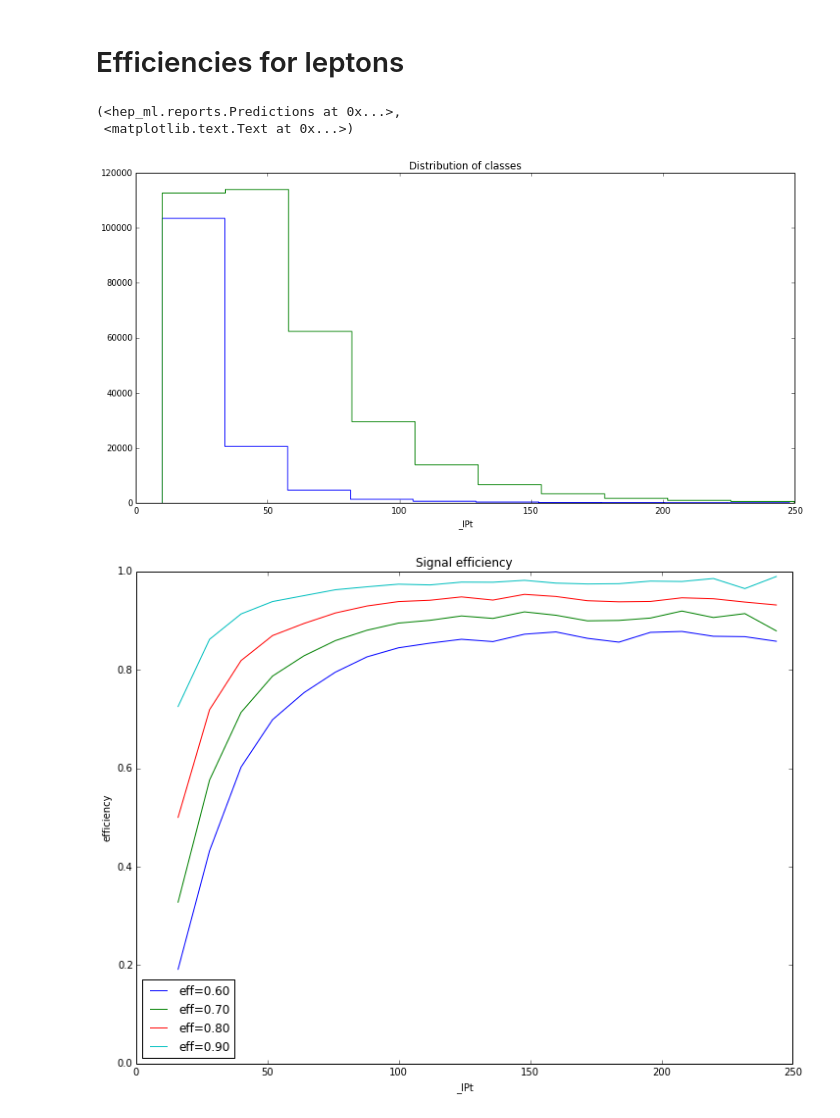
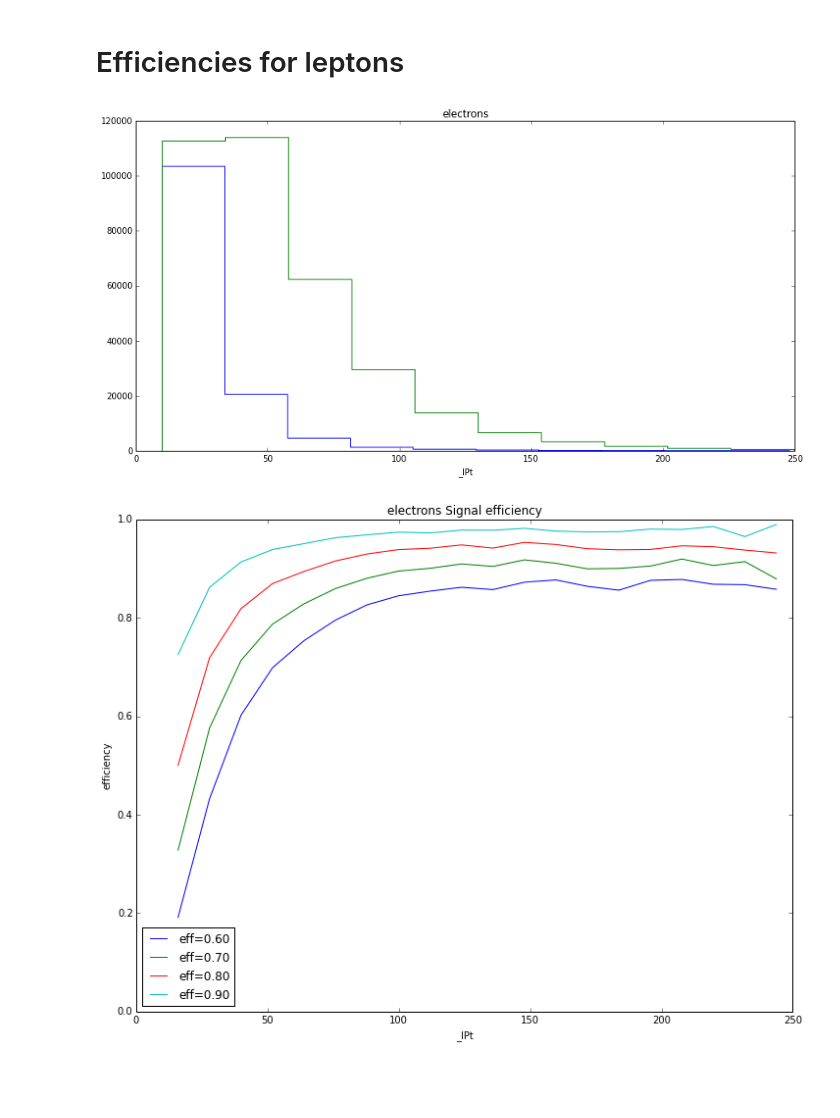
Before and after one commit to arogozhnikov/FakeLeptons, a Jupyter notebook: notebooks/SimpleTraining.ipynb, the cells around one changed output. Drawn from its saved outputs; the diff is of its cells as text; code cells hidden in the pictures; blank space fills up the shorter version.

```diff
--- a/notebooks/SimpleTraining.ipynb
+++ b/notebooks/SimpleTraining.ipynb
@@ -289,8 +289,8 @@ for flavour, flavour_name in flavours.items():
     print 'istight tpr', tpr_base
 
     print flavour_name, 'all'
-    preds = classifiers['gb'].predict_proba(testX[mask])[:, 1]
-    fpr, tpr, _ = roc_curve(testY[mask], preds)
+    fpr, tpr, _ = roc_curve(testY[mask], classifiers['gb'].predict_proba(testX[mask])[:, 1])
+
     print 'tpr at the same fpr', numpy.interp(fpr_base, fpr, tpr)
     print 'fpr at the same tpr', numpy.interp(tpr_base, tpr, fpr)
 
@@ -300,8 +300,7 @@ for flavour, flavour_name in flavours.items():
     for origin, origin_name in origins.items():
         mask = (testX._flavors == flavour) & ( (testX._originReduced == 0) | (testX._originReduced == origin) )
         mask = numpy.array(mask)
-        preds = classifiers['gb'].predict_proba(testX[mask])[:, 1]
-        fpr, tpr, _ = roc_curve(testY[mask], preds)
+        fpr, tpr, _ = roc_curve(testY[mask], classifiers['gb'].predict_proba(testX[mask])[:, 1])
         print flavour_name, origin_name
         print 'tpr at the same fpr', numpy.interp(fpr_base, fpr, tpr)
         print 'fpr at the same tpr', numpy.interp(tpr_base, tpr, fpr)
@@ -355,14 +354,16 @@ for origin, origin_name in origins.items():
 # Efficiencies for leptons
 # %%
 # added _lPt < 250, otherwise many empty bins
-mask = (testX._flavors == 0) & (testX._lPt < 250)
-mask = numpy.array(mask)
-pred = classifiers.test_on(testX[mask], testY[mask])
-pred.hist(['_lPt'])
-pred.efficiency(['_lPt'], label=1), title('Signal efficiency')
-pred.efficiency(['_lPt'], label=0), title('Background rejection')
+for flavour, flavour_name in flavours.items():
+    mask = (testX._flavors == flavour) & (testX._lPt < 250)
+    mask = numpy.array(mask)
+    pred = classifiers.test_on(testX[mask], testY[mask])
+    pred.hist(['_lPt']), title(flavour_name)
+
+    plot_roc(testY[mask], preds, classifier_name=origin_name)
+
+    pred.efficiency(['_lPt'], label=1), title(flavour_name + ' Signal efficiency')
+    pred.efficiency(['_lPt'], label=0), title(flavour_name + ' Background rejection')
 # %% [output]
-(<hep_ml.reports.Predictions at 0x...>,
- <matplotlib.text.Text at 0x...>)
-[figure, old version]
+[figure, new version]
-[figure, old version]
+[figure, new version]
```
Also changed, not shown: parts of 3 cells of this notebook.
